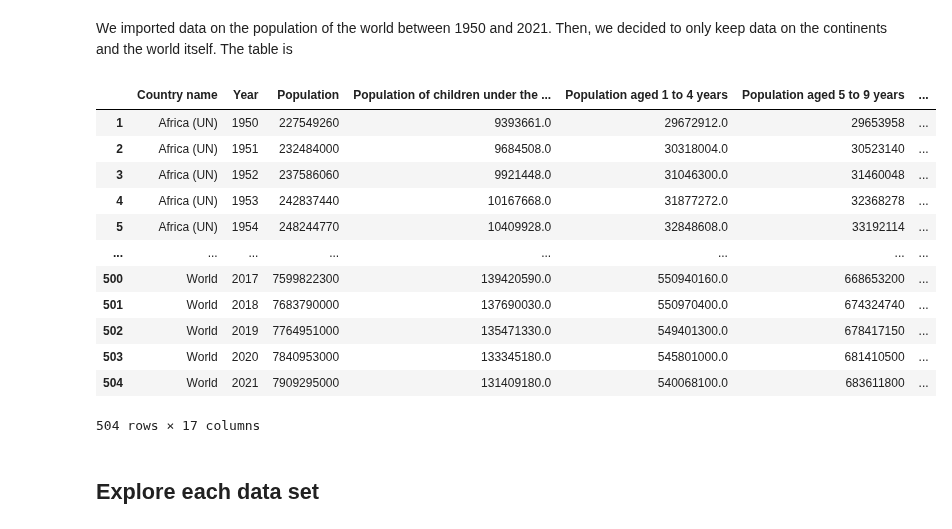
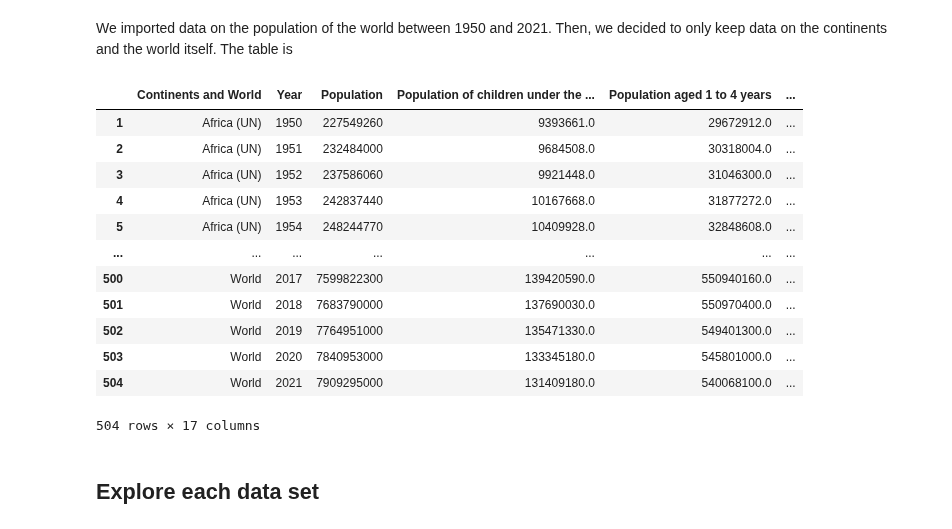
Before and after one commit to NumEconCopenhagen/projects-2024-chloe-louis-zuzanna, a Jupyter notebook: dataproject/dataproject.ipynb, the cells around one changed output. Drawn from its saved outputs; the diff is of its cells as text; code cells hidden in the pictures.

```diff
--- a/dataproject/dataproject.ipynb
+++ b/dataproject/dataproject.ipynb
@@ -28,33 +28,36 @@ The table is
 # %%
 pop = pd.read_csv('/Users/louisgalvez/Documents/intro to programmation/projets/data project/population-and-demography.csv')
 
 continents = ['Africa (UN)', 'Europe (UN)', 'Asia (UN)', 'World', 'Northern America (UN)', 'Latin America and the Caribbean (UN)', 'Oceania (UN)']
 
 filtered_pop = pop[pop['Country name'].isin(continents)]
 
 
 filtered_pop.head(504)
 
 drop_these = ['Population at age 1','Population of children under the age of 5', 'Population of children under the age of 15', 'Population under the age of 25', 'Population aged 15 to 64 years', 'Population older than 15 years', 'Population older than 18 years', 'population__all__20_24__records', 'population__all__25_29__records', 'population__all__30_34__records', 'population__all__35_39__records', 'population__all__40_44__records', 'population__all__45_49__records', 'population__all__50_54__records', 'population__all__55_59__records', 'population__all__60_64__records', 'population__all__65_69__records', 'population__all__70_74__records', 'population__all__75_79__records', 'population__all__80_84__records', 'population__all__85_89__records', 'population__all__90_94__records', 'population__all__95_99__records' ]
 
 filtered_pop = filtered_pop.drop(drop_these, axis = 1)
 
 new_index = range(1,505)
 
 filtered_pop.index = new_index
 
 filtered_pop.head(504)
+
+filtered_pop.rename(columns = {'Country name' : 'Continents and World'}, inplace = True)
+filtered_pop.head(504)
 # %% [output]
-|  | Country name | Year | Population | Population of children under the ... | Population aged 1 to 4 years | Population aged 5 to 9 years | ... |
-| 1 | Africa (UN) | 1950 | 227549260 | 9393661.0 | 29672912.0 | 29653958 | ... |
-| 2 | Africa (UN) | 1951 | 232484000 | 9684508.0 | 30318004.0 | 30523140 | ... |
-| 3 | Africa (UN) | 1952 | 237586060 | 9921448.0 | 31046300.0 | 31460048 | ... |
-| 4 | Africa (UN) | 1953 | 242837440 | 10167668.0 | 31877272.0 | 32368278 | ... |
-| 5 | Africa (UN) | 1954 | 248244770 | 10409928.0 | 32848608.0 | 33192114 | ... |
-| ... | ... | ... | ... | ... | ... | ... | ... |
-| 500 | World | 2017 | 7599822300 | 139420590.0 | 550940160.0 | 668653200 | ... |
-| 501 | World | 2018 | 7683790000 | 137690030.0 | 550970400.0 | 674324740 | ... |
-| 502 | World | 2019 | 7764951000 | 135471330.0 | 549401300.0 | 678417150 | ... |
-| 503 | World | 2020 | 7840953000 | 133345180.0 | 545801000.0 | 681410500 | ... |
-| 504 | World | 2021 | 7909295000 | 131409180.0 | 540068100.0 | 683611800 | ... |
+|  | Continents and World | Year | Population | Population of children under the ... | Population aged 1 to 4 years | ... |
+| 1 | Africa (UN) | 1950 | 227549260 | 9393661.0 | 29672912.0 | ... |
+| 2 | Africa (UN) | 1951 | 232484000 | 9684508.0 | 30318004.0 | ... |
+| 3 | Africa (UN) | 1952 | 237586060 | 9921448.0 | 31046300.0 | ... |
+| 4 | Africa (UN) | 1953 | 242837440 | 10167668.0 | 31877272.0 | ... |
+| 5 | Africa (UN) | 1954 | 248244770 | 10409928.0 | 32848608.0 | ... |
+| ... | ... | ... | ... | ... | ... | ... |
+| 500 | World | 2017 | 7599822300 | 139420590.0 | 550940160.0 | ... |
+| 501 | World | 2018 | 7683790000 | 137690030.0 | 550970400.0 | ... |
+| 502 | World | 2019 | 7764951000 | 135471330.0 | 549401300.0 | ... |
+| 503 | World | 2020 | 7840953000 | 133345180.0 | 545801000.0 | ... |
+| 504 | World | 2021 | 7909295000 | 131409180.0 | 540068100.0 | ... |
 504 rows × 17 columns
```
Also changed, not shown: parts of 1 cell of this notebook.
